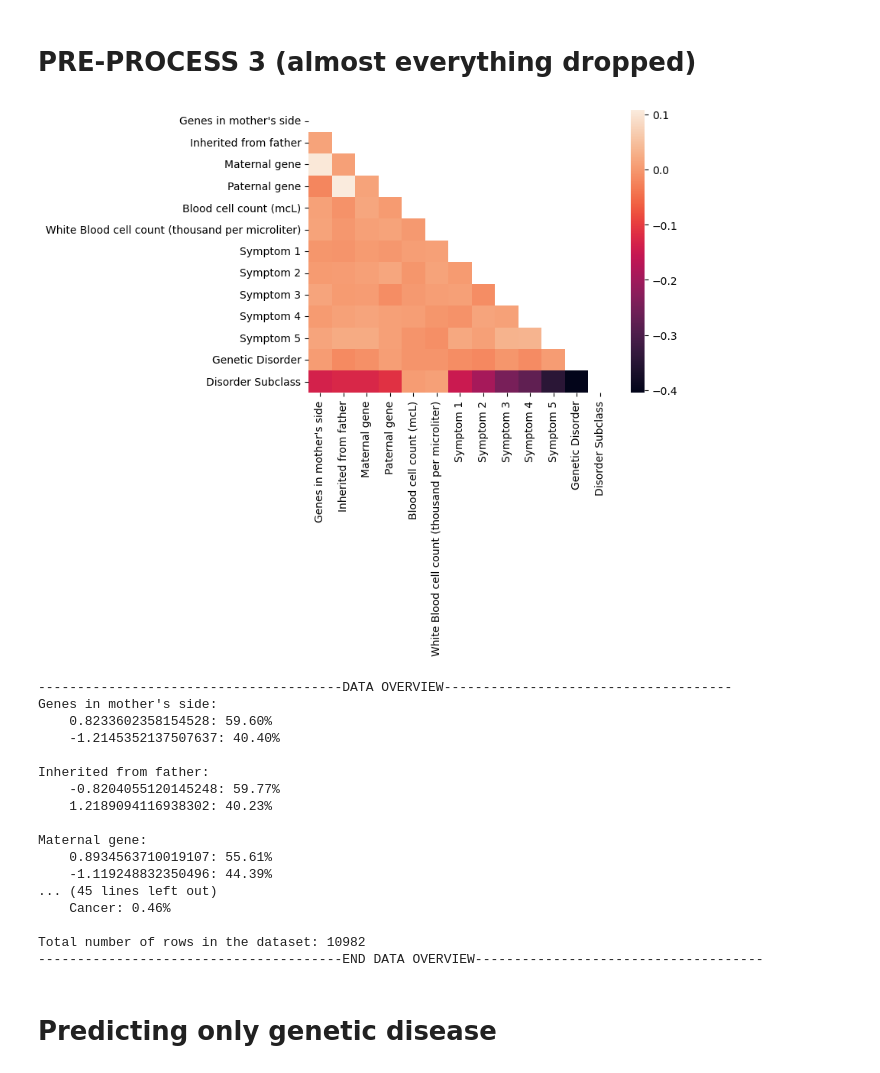
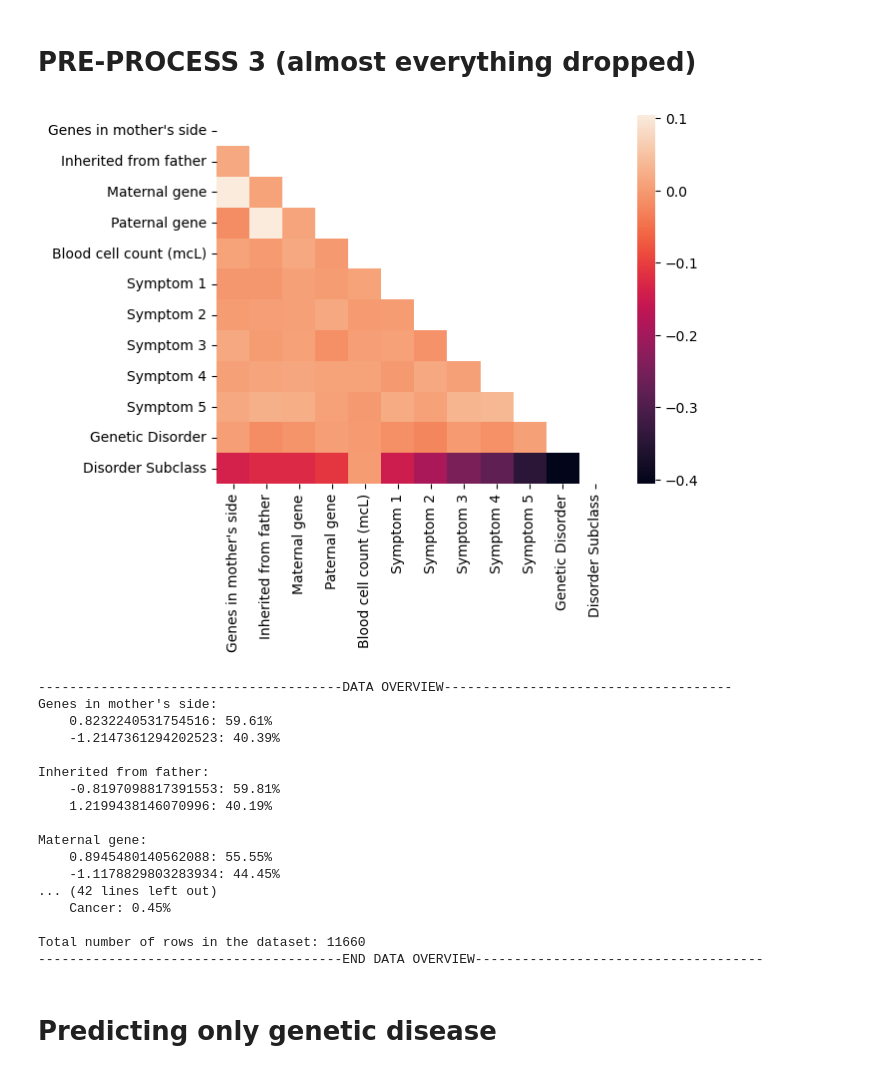
Before and after one commit to salmaloukili/ML, a Jupyter notebook: notebook.ipynb, the cells around one changed output. Saved outputs shown, nothing was run; the diff lists cells and outputs as text; code cells hidden in the pictures.

```diff
--- a/notebook.ipynb
+++ b/notebook.ipynb
@@ -600,13 +602,13 @@ Total number of rows in the dataset: 17685
 # %%
 
 file_path = 'data/train.csv'
-dataset_3 = pd.read_csv(file_path)
+dataset_2 = pd.read_csv(file_path)
 
 #----------------------------------PRE PROCESS--------------------------------------#
 #----------------------------------%%%%%%%%%%%%%--------------------------------------#
 
 # remove rows where both targets NaN
-dataset_3 = dataset_3.dropna(subset=['Genetic Disorder', 'Disorder Subclass'], how='all')
+dataset_2 = dataset_2.dropna(subset=['Genetic Disorder', 'Disorder Subclass'], how='all')
 
 
 # remove all features
@@ -615,7 +617,7 @@ columns_to_drop = ['Institute Name', 'Location of Institute', "Father's name",
                       'Autopsy shows birth defect (if applicable)',
                        "Mother\'s age", "Father\'s age", 'Parental consent', 'Status',
                        'Birth defects', 'Place of birth', 'Respiratory Rate (breaths/min)',
-    'Heart Rate (rates/min', 'Follow-up', 'Status',
+    'Heart Rate (rates/min', 'Follow-up',
     'Autopsy shows birth defect (if applicable)',
     'H/O substance abuse', 'Birth asphyxia',
     'History of anomalies in previous pregnancies',
@@ -625,11 +627,11 @@ columns_to_drop = ['Institute Name', 'Location of Institute', "Father's name",
      'Blood test result',
     'No. of previous abortion',
     "Mother's age",
-    "Father's age",
+    "Father's age", 'White Blood cell count (thousand per microliter)',
     "Patient Age", 'Gender', 'H/O radiation exposure (x-ray)',
     'Test 1', 'Test 2', 'Test 3', 'Test 4', 'Test 5'
     ]
-dataset_3 = dataset_3.drop(columns=columns_to_drop)
+dataset_2 = dataset_2.drop(columns=columns_to_drop)
 
 
 # Fill missing values in 'Genetic Disorder' based on 'Disorder Subclass'
@@ -645,76 +647,73 @@ subclass_to_disorder = {
     'Tay-Sachs': 'Single-gene inheritance diseases',
 }
 
-dataset_3['Genetic Disorder'] = dataset_3.apply(
+dataset_2['Genetic Disorder'] = dataset_2.apply(
     lambda row: subclass_to_disorder[row['Disorder Subclass']]
     if pd.isna(row['Genetic Disorder']) else row['Genetic Disorder'],
     axis=1
 )
 
-imputer = SimpleImputer(strategy='median')
-dataset['White Blood cell count (thousand per microliter)'] = imputer.fit_transform(dataset[['White Blood cell count (thousand per microliter)']])
 
 
-
-dataset_3 = dataset_3.dropna()
+dataset_2 = dataset_2.dropna()
 #-------------------------------------------------------%%%%%%%%%%%%%%%%%%%%%%%%%%%%%%%%%%--------------------------------#
 
 
 label_encoder = LabelEncoder()
 scaler = StandardScaler()
-for column in dataset_3.columns:
+for column in dataset_2.columns:
     if column != 'Genetic Disorder' and column != 'Disorder Subclass':
-        dataset_3[column] = label_encoder.fit_transform(dataset_3[[column]])
-        dataset_3[column] = scaler.fit_transform(dataset_3[[column]])
+        dataset_2[column] = label_encoder.fit_transform(dataset_2[[column]])
+        dataset_2[column] = scaler.fit_transform(dataset_2[[column]])
 
 
 #dataset = dataset[~dataset['Disorder Subclass'].isin(['Cancer', "Alzheimer's"])]
 
 
-heat_data_3 = dataset_3.copy()
+heat_data_3 = dataset_2.copy()
 heat_data_3['Genetic Disorder'] = label_encoder.fit_transform(heat_data_3['Genetic Disorder'])
 heat_data_3['Disorder Subclass'] = label_encoder.fit_transform(heat_data_3['Disorder Subclass'])
 
 corr = heat_data_3.corr()
 mask = np.zeros_like(corr, dtype=np.bool_)
 mask[np.triu_indices_from(mask)] = True
 sns.heatmap(corr, mask=mask, annot=True)
 plt.show()
 
 
 print("---------------------------------------DATA OVERVIEW-------------------------------------")
 
-for column in dataset_3.columns:
-    value_counts = dataset_3[column].value_counts(dropna=False, normalize=True) * 100
+for column in dataset_2.columns:
+    value_counts = dataset_2[column].value_counts(dropna=False, normalize=True) * 100
     print(f"{column}:")
     if column not in ['White Blood cell count (thousand per microliter)', 'Blood cell count (mcL)']:
         for value, percentage in value_counts.items():
             value_str = "NaN" if pd.isna(value) else value
             print(f"    {value_str}: {percentage:.2f}%")
     else:
-        print("NaN: ", ((dataset_3[column].isnull().sum() / len(dataset_3)) * 100))
+        print("NaN: ", ((dataset_2[column].isnull().sum() / len(dataset_2)) * 100))
     print()
-total_rows = len(dataset_3)
+total_rows = len(dataset_2)
 print(f"Total number of rows in the dataset: {total_rows}")
 print("---------------------------------------END DATA OVERVIEW-------------------------------------")
 # %% [output]
-[figure, old version]
+[figure, new version]
 ---------------------------------------DATA OVERVIEW-------------------------------------
 Genes in mother's side:
-    0.8233602358154528: 59.60%
-    -1.2145352137507637: 40.40%
+    0.8232240531754516: 59.61%
+    -1.2147361294202523: 40.39%
 
 Inherited from father:
-    -0.8204055120145248: 59.77%
-    1.2189094116938302: 40.23%
+    -0.8197098817391553: 59.81%
+    1.2199438146070996: 40.19%
 
 Maternal gene:
-    0.8934563710019107: 55.61%
-    -1.119248832350496: 44.39%
-... (45 lines left out)
-    Cancer: 0.46%
+    0.8945480140562088: 55.55%
+    -1.1178829803283934: 44.45%
+... (42 lines left out)
+    Cancer: 0.45%
 
-Total number of rows in the dataset: 10982
+Total number of rows in the dataset: 11660
 ---------------------------------------END DATA OVERVIEW-------------------------------------
 # %% [markdown]
 # Predicting only genetic disease
```
Also changed, not shown: parts of 9 cells of this notebook, 42 other files.
